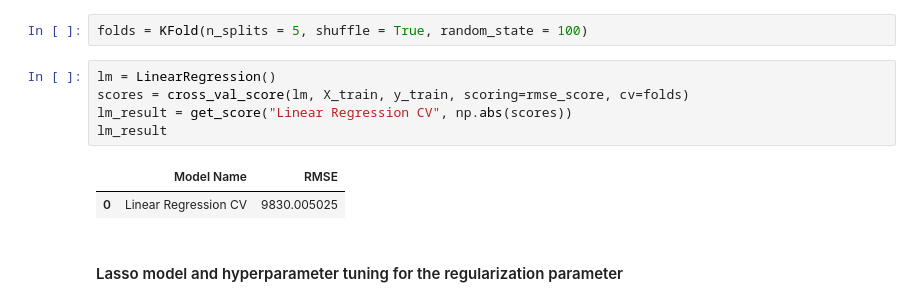
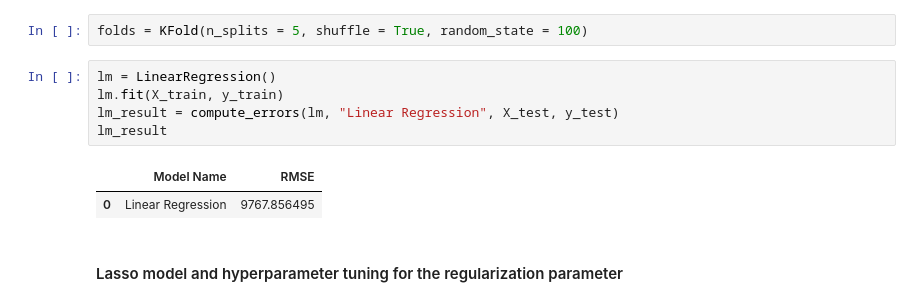
Before and after one commit to erikseulean/ml, a Jupyter notebook: assignment1/craiglist_cars.ipynb, the cells around one changed output. Cells and saved outputs as stored; diff of their text form.

```diff
--- a/assignment1/craiglist_cars.ipynb
+++ b/assignment1/craiglist_cars.ipynb
@@ -409,12 +409,12 @@ baseline_result
 folds = KFold(n_splits = 5, shuffle = True, random_state = 100)
 # %%
 lm = LinearRegression()
-scores = cross_val_score(lm, X_train, y_train, scoring=rmse_score, cv=folds)
-lm_result = get_score("Linear Regression CV", np.abs(scores))
+lm.fit(X_train, y_train)
+lm_result = compute_errors(lm, "Linear Regression", X_test, y_test)
 lm_result
 # %% [output]
 |  | Model Name | RMSE |
-| 0 | Linear Regression CV | 9830.005025 |
+| 0 | Linear Regression | 9767.856495 |
 # %% [markdown]
 #### Lasso model and hyperparameter tuning for the regularization parameter
 # %%
```
Also changed, not shown: parts of 58 cells of this notebook, 2 other files.
